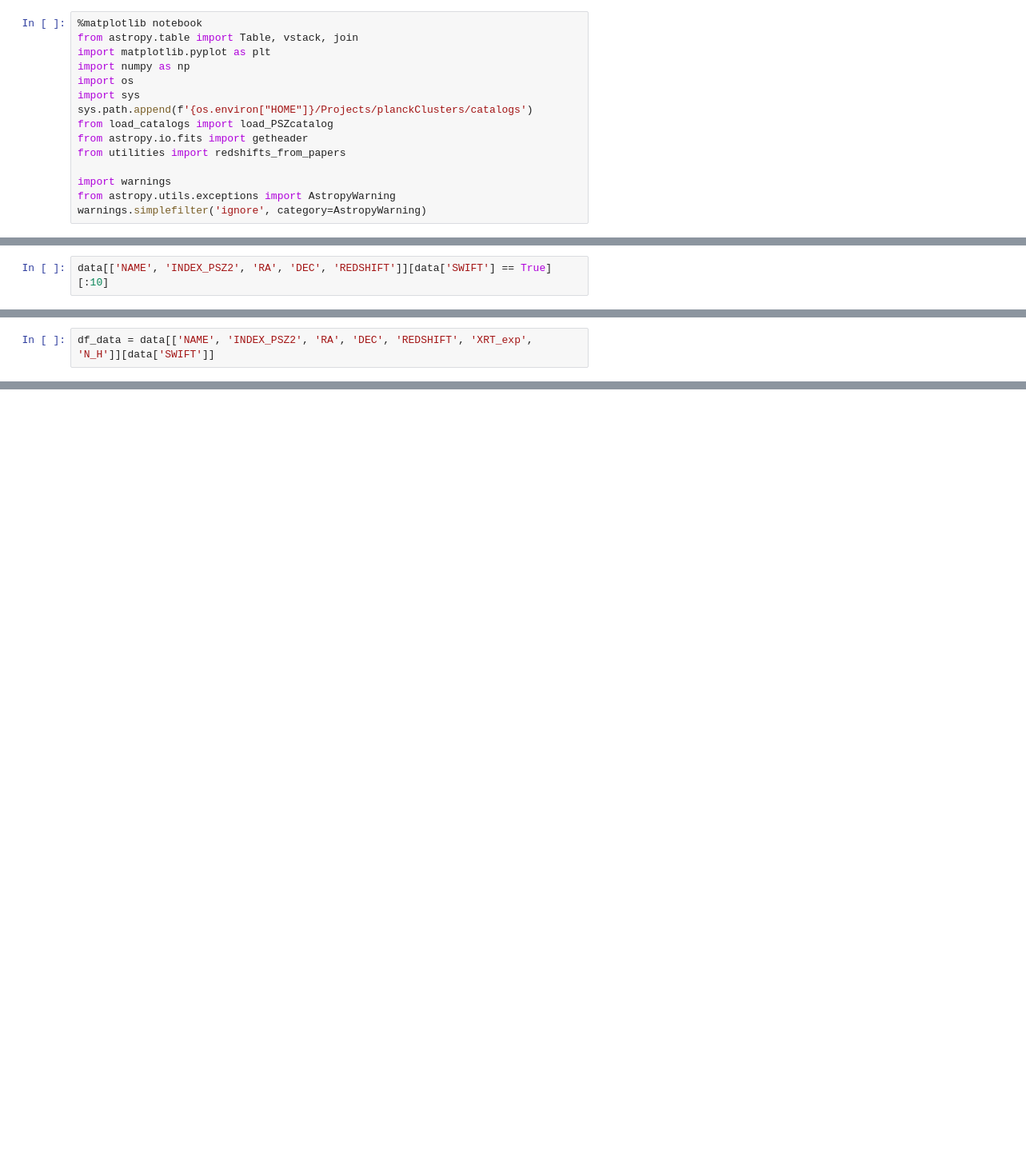
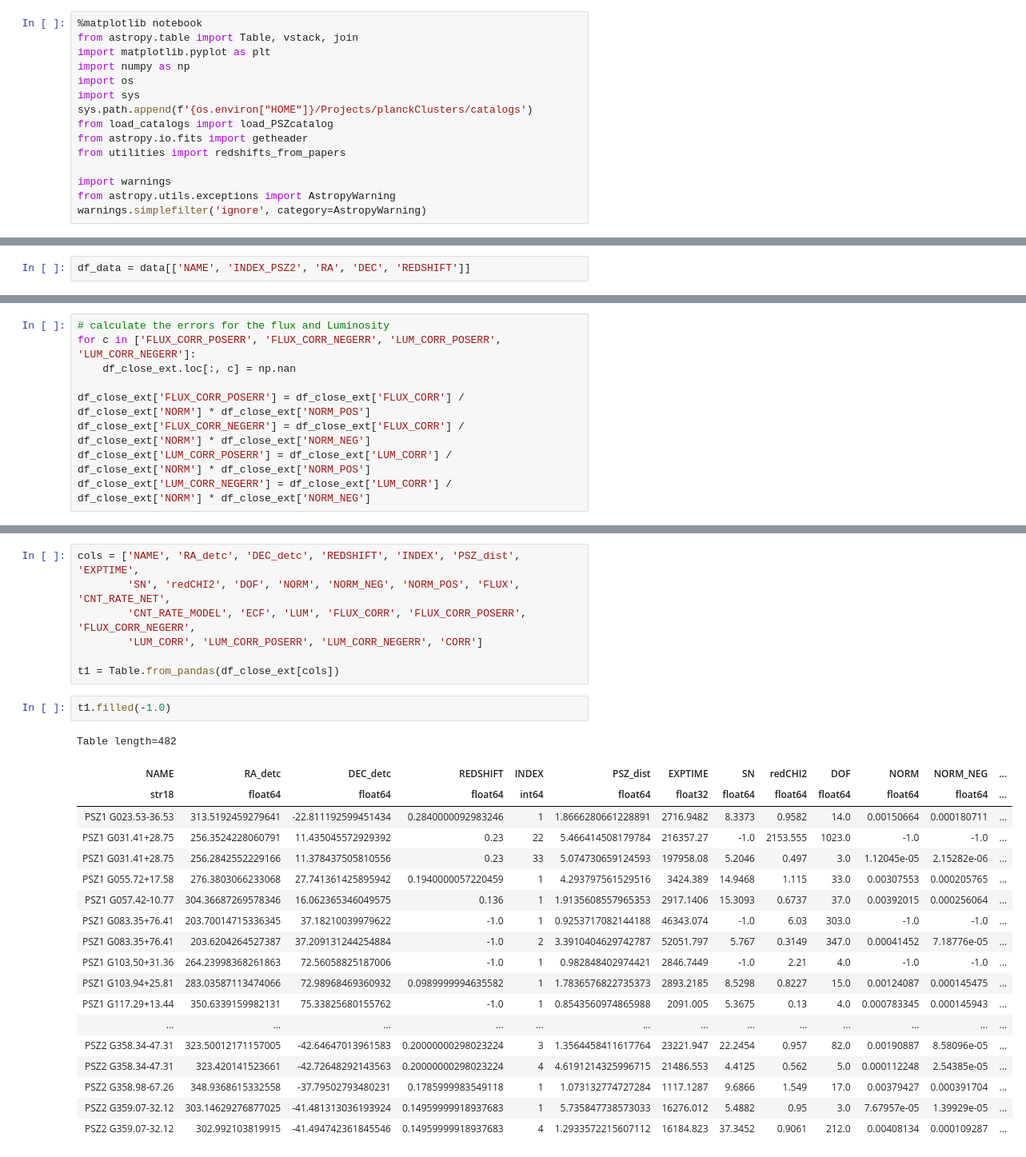
Before and after one commit to boada/swiftXRT, a Jupyter notebook: paper/04. Results Table.ipynb, the cells around one changed output, grey strips where cells are left out. Shown at 80% size. Cells and saved outputs as stored; diff of their text form; blank space fills up the shorter version.

```diff
--- a/paper/04. Results Table.ipynb
+++ b/paper/04. Results Table.ipynb
@@ -107,2 +127,2 @@ data['SWIFT'] = field_mask
 # %%
-data[['NAME', 'INDEX_PSZ2', 'RA', 'DEC', 'REDSHIFT']][data['SWIFT'] == True][:10]
+df_data = data[['NAME', 'INDEX_PSZ2', 'RA', 'DEC', 'REDSHIFT']]
@@ -164,2 +128,0 @@ df_specs
-# %%
-df_data = data[['NAME', 'INDEX_PSZ2', 'RA', 'DEC', 'REDSHIFT', 'XRT_exp', 'N_H']][data['SWIFT']]
@@ -323,0 +181,9 @@ t2['REDSHIFT'].filled
+# %%
+# calculate the errors for the flux and Luminosity
+for c in ['FLUX_CORR_POSERR', 'FLUX_CORR_NEGERR', 'LUM_CORR_POSERR', 'LUM_CORR_NEGERR']:
+    df_close_ext.loc[:, c] = np.nan
+
+df_close_ext['FLUX_CORR_POSERR'] = df_close_ext['FLUX_CORR'] / df_close_ext['NORM'] * df_close_ext['NORM_POS']
+df_close_ext['FLUX_CORR_NEGERR'] = df_close_ext['FLUX_CORR'] / df_close_ext['NORM'] * df_close_ext['NORM_NEG']
+df_close_ext['LUM_CORR_POSERR'] = df_close_ext['LUM_CORR'] / df_close_ext['NORM'] * df_close_ext['NORM_POS']
+df_close_ext['LUM_CORR_NEGERR'] = df_close_ext['LUM_CORR'] / df_close_ext['NORM'] * df_close_ext['NORM_NEG']
@@ -323,0 +224,29 @@ t2['REDSHIFT'].filled
+# %%
+cols = ['NAME', 'RA_detc', 'DEC_detc', 'REDSHIFT', 'INDEX', 'PSZ_dist', 'EXPTIME',
+        'SN', 'redCHI2', 'DOF', 'NORM', 'NORM_NEG', 'NORM_POS', 'FLUX', 'CNT_RATE_NET',
+        'CNT_RATE_MODEL', 'ECF', 'LUM', 'FLUX_CORR', 'FLUX_CORR_POSERR', 'FLUX_CORR_NEGERR',
+        'LUM_CORR', 'LUM_CORR_POSERR', 'LUM_CORR_NEGERR', 'CORR']
+
+t1 = Table.from_pandas(df_close_ext[cols])
+# %%
+t1.filled(-1.0)
+# %% [output]
+Table length=482
+| NAME | RA_detc | DEC_detc | REDSHIFT | INDEX | PSZ_dist | EXPTIME | SN | redCHI2 | DOF | NORM | NORM_NEG | ... |
+| str18 | float64 | float64 | float64 | int64 | float64 | float32 | float64 | float64 | float64 | float64 | float64 | ... |
+| PSZ1 G023.53-36.53 | 313.5192459279641 | -22.811192599451434 | 0.2840000092983246 | 1 | 1.8666280661228891 | 2716.9482 | 8.3373 | 0.9582 | 14.0 | 0.00150664 | 0.000180711 | ... |
+| PSZ1 G031.41+28.75 | 256.3524228060791 | 11.435045572929392 | 0.23 | 22 | 5.466414508179784 | 216357.27 | -1.0 | 2153.555 | 1023.0 | -1.0 | -1.0 | ... |
+| PSZ1 G031.41+28.75 | 256.2842552229166 | 11.378437505810556 | 0.23 | 33 | 5.074730659124593 | 197958.08 | 5.2046 | 0.497 | 3.0 | 1.12045e-05 | 2.15282e-06 | ... |
+| PSZ1 G055.72+17.58 | 276.3803066233068 | 27.741361425895942 | 0.1940000057220459 | 1 | 4.293797561529516 | 3424.389 | 14.9468 | 1.115 | 33.0 | 0.00307553 | 0.000205765 | ... |
+| PSZ1 G057.42-10.77 | 304.36687269578346 | 16.062365346049575 | 0.136 | 1 | 1.9135608557965353 | 2917.1406 | 15.3093 | 0.6737 | 37.0 | 0.00392015 | 0.000256064 | ... |
+| PSZ1 G083.35+76.41 | 203.70014715336345 | 37.18210039979622 | -1.0 | 1 | 0.9253717082144188 | 46343.074 | -1.0 | 6.03 | 303.0 | -1.0 | -1.0 | ... |
+| PSZ1 G083.35+76.41 | 203.6204264527387 | 37.209131244254884 | -1.0 | 2 | 3.3910404629742787 | 52051.797 | 5.767 | 0.3149 | 347.0 | 0.00041452 | 7.18776e-05 | ... |
+| PSZ1 G103.50+31.36 | 264.23998368261863 | 72.56058825187006 | -1.0 | 1 | 0.982848402974421 | 2846.7449 | -1.0 | 2.21 | 4.0 | -1.0 | -1.0 | ... |
+| PSZ1 G103.94+25.81 | 283.03587113474066 | 72.98968469360932 | 0.0989999994635582 | 1 | 1.7836576822735373 | 2893.2185 | 8.5298 | 0.8227 | 15.0 | 0.00124087 | 0.000145475 | ... |
+| PSZ1 G117.29+13.44 | 350.6339159982131 | 75.33825680155762 | -1.0 | 1 | 0.8543560974865988 | 2091.005 | 5.3675 | 0.13 | 4.0 | 0.000783345 | 0.000145943 | ... |
+| ... | ... | ... | ... | ... | ... | ... | ... | ... | ... | ... | ... | ... |
+| PSZ2 G358.34-47.31 | 323.50012171157005 | -42.64647013961583 | 0.20000000298023224 | 3 | 1.3564458411617764 | 23221.947 | 22.2454 | 0.957 | 82.0 | 0.00190887 | 8.58096e-05 | ... |
+| PSZ2 G358.34-47.31 | 323.420141523661 | -42.72648292143563 | 0.20000000298023224 | 4 | 4.6191214325996715 | 21486.553 | 4.4125 | 0.562 | 5.0 | 0.000112248 | 2.54385e-05 | ... |
+| PSZ2 G358.98-67.26 | 348.9368615332558 | -37.79502793480231 | 0.1785999983549118 | 1 | 1.073132774727284 | 1117.1287 | 9.6866 | 1.549 | 17.0 | 0.00379427 | 0.000391704 | ... |
+| PSZ2 G359.07-32.12 | 303.14629276877025 | -41.481313036193924 | 0.14959999918937683 | 1 | 5.735847738573033 | 16276.012 | 5.4882 | 0.95 | 3.0 | 7.67957e-05 | 1.39929e-05 | ... |
+| PSZ2 G359.07-32.12 | 302.992103819915 | -41.494742361845546 | 0.14959999918937683 | 4 | 1.2933572215607112 | 16184.823 | 37.3452 | 0.9061 | 212.0 | 0.00408134 | 0.000109287 | ... |
```
Also changed, not shown: parts of 39 cells of this notebook.
